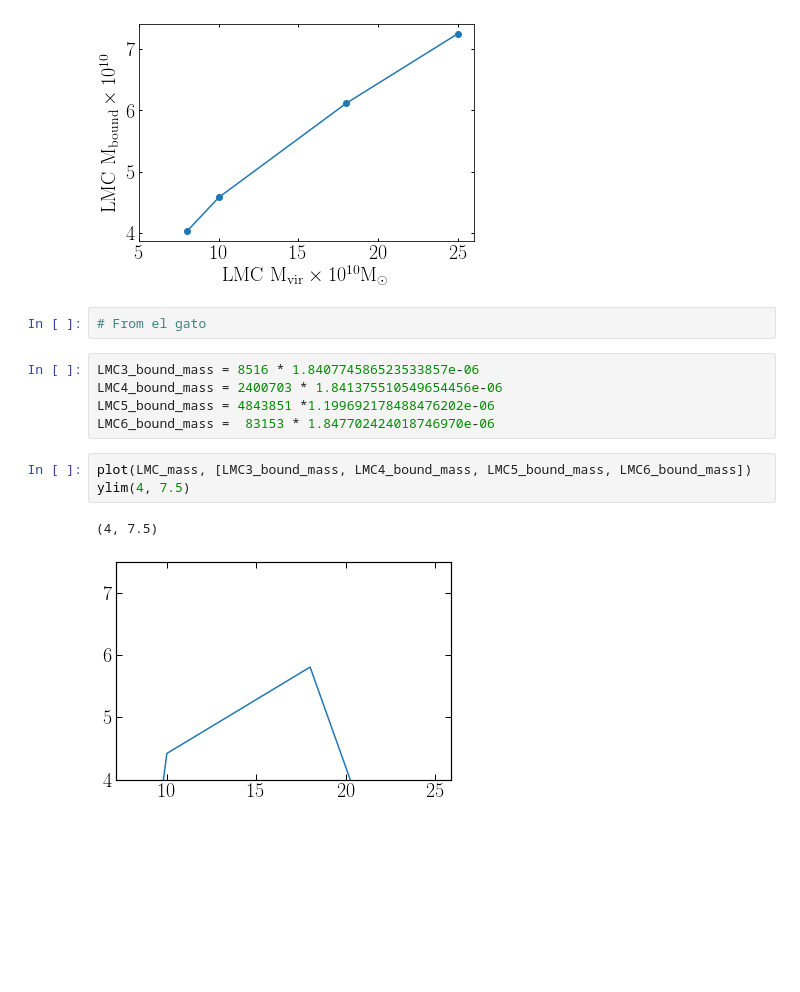
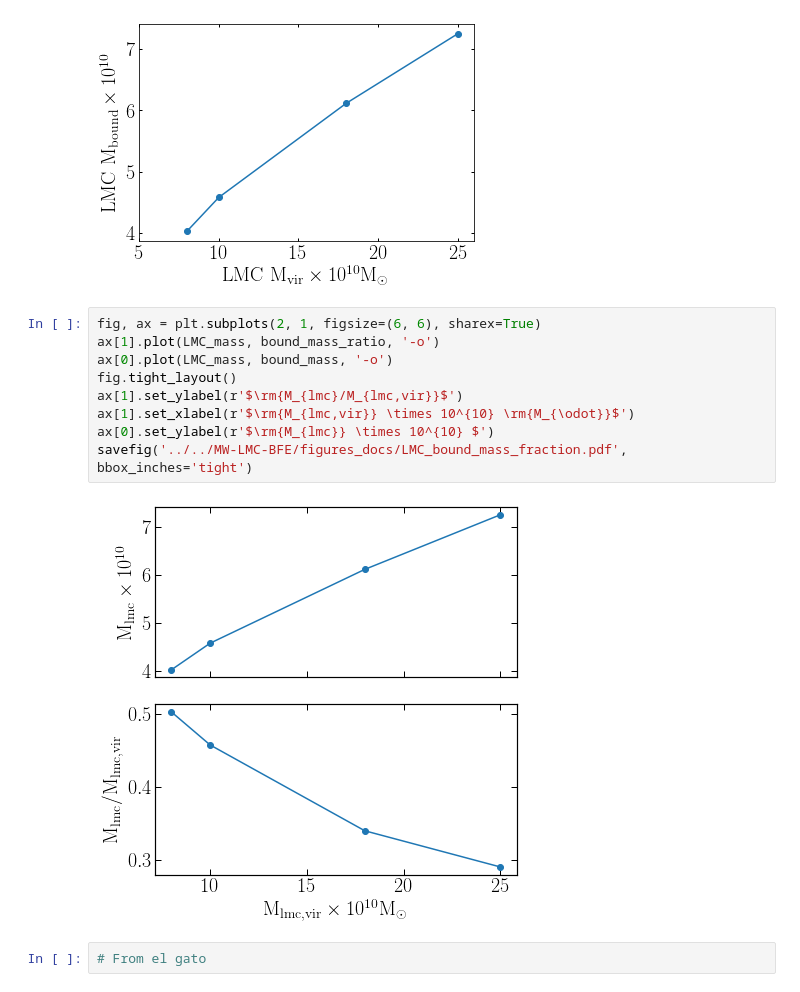
Before and after one commit to jngaravitoc/MW-LMC-SCF, a Jupyter notebook: notebooks/LMC_bound_mass_vs_mass.ipynb, the cells around one changed output. Drawn from its saved outputs; the diff is of its cells as text; blank space fills up the shorter version.

```diff
--- a/notebooks/LMC_bound_mass_vs_mass.ipynb
+++ b/notebooks/LMC_bound_mass_vs_mass.ipynb
@@ -72,16 +124,16 @@ xlim(5, 26)
 savefig('LMC_bound_mass.pdf', bbox_inches='tight')
 # %% [output]
 [figure]
+# %%
+fig, ax = plt.subplots(2, 1, figsize=(6, 6), sharex=True)
+ax[1].plot(LMC_mass, bound_mass_ratio, '-o')
+ax[0].plot(LMC_mass, bound_mass, '-o')
+fig.tight_layout()
+ax[1].set_ylabel(r'$\rm{M_{lmc}/M_{lmc,vir}}$')
+ax[1].set_xlabel(r'$\rm{M_{lmc,vir}} \times 10^{10} \rm{M_{\odot}}$')
+ax[0].set_ylabel(r'$\rm{M_{lmc}} \times 10^{10} $')
+savefig('../../MW-LMC-BFE/figures_docs/LMC_bound_mass_fraction.pdf', bbox_inches='tight')
+# %% [output]
+[figure, added]
 # %%
 # From el gato
-# %%
-LMC3_bound_mass = 8516 * 1.840774586523533857e-06
-LMC4_bound_mass = 2400703 * 1.841375510549654456e-06
-LMC5_bound_mass = 4843851 *1.199692178488476202e-06
-LMC6_bound_mass =  83153 * 1.847702424018746970e-06
-# %%
-plot(LMC_mass, [LMC3_bound_mass, LMC4_bound_mass, LMC5_bound_mass, LMC6_bound_mass])
-ylim(4, 7.5)
-# %% [output]
-(4, 7.5)
-[figure, removed]
```
Also changed, not shown: parts of 12 cells of this notebook.
